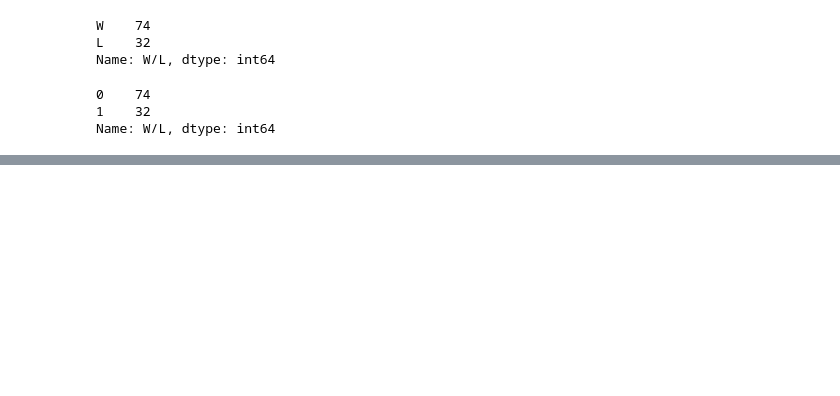
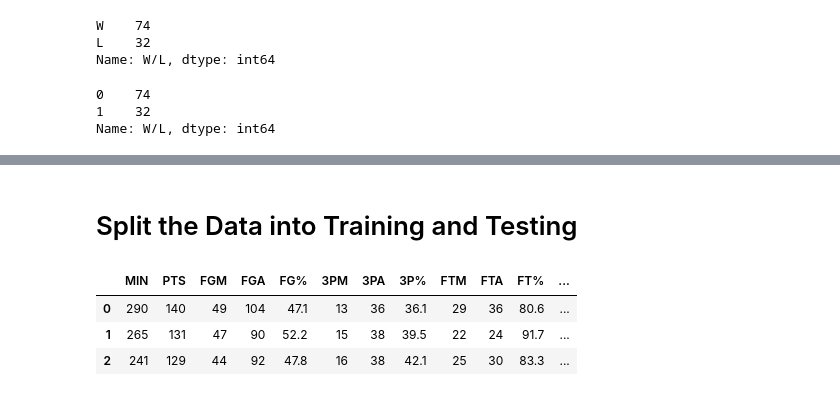
Before and after one commit to sabhafalki/FinalProject, a Jupyter notebook: Machine Learning Analysis/Raptors_Resampling_ML.ipynb, the cells around one changed output, grey strips where cells are left out. Cells and saved outputs as stored; diff of their text form; code cells hidden in the pictures; blank space fills up the shorter version.

```diff
--- a/Machine Learning Analysis/Raptors_Resampling_ML.ipynb
+++ b/Machine Learning Analysis/Raptors_Resampling_ML.ipynb
@@ -151,0 +156,16 @@ dtype: object
+# %% [markdown]
+# Split the Data into Training and Testing
+# %%
+# Create our features
+
+X = cleaned_df.copy()
+X = X.drop("W/L", axis = 1)
+# The next line is not necessary in this case where there are no columns with string/object datatypes that need to be split
+X = pd.get_dummies(X)
+
+X.head(3)
+# %% [output]
+|  | MIN | PTS | FGM | FGA | FG% | 3PM | 3PA | 3P% | FTM | FTA | FT% | ... |
+| 0 | 290 | 140 | 49 | 104 | 47.1 | 13 | 36 | 36.1 | 29 | 36 | 80.6 | ... |
+| 1 | 265 | 131 | 47 | 90 | 52.2 | 15 | 38 | 39.5 | 22 | 24 | 91.7 | ... |
+| 2 | 241 | 129 | 44 | 92 | 47.8 | 16 | 38 | 42.1 | 25 | 30 | 83.3 | ... |
```
Also changed, not shown: parts of 49 cells of this notebook.
